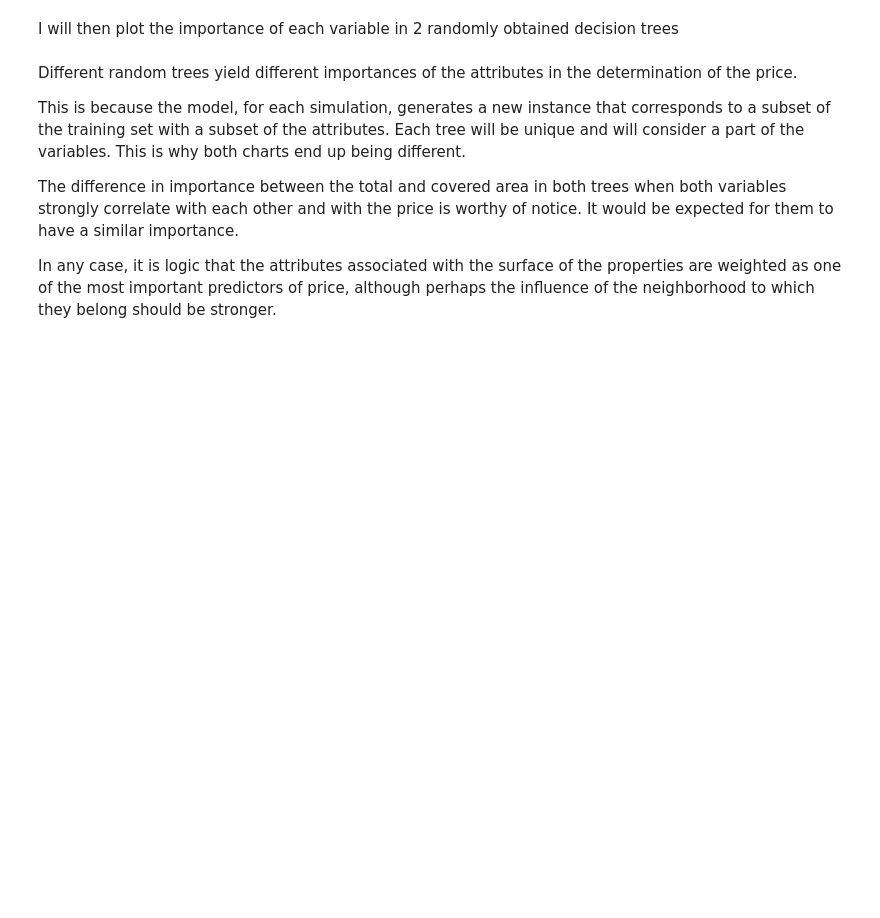
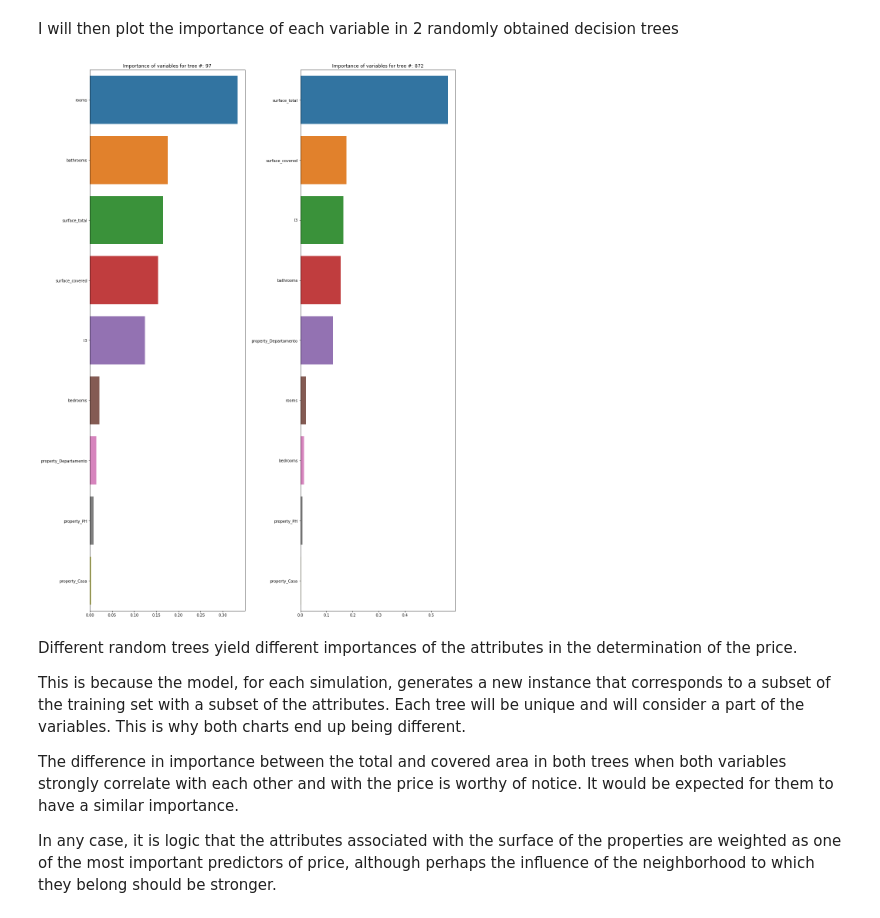
Before and after one commit to gpozzi/machine-learning, a Jupyter notebook: acamica-data-scientist/house_price_prediction/DSProject02.ipynb, the cells around one changed output. Drawn from its saved outputs; the diff is of its cells as text; code cells hidden in the pictures; blank space fills up the shorter version.

```diff
--- a/acamica-data-scientist/house_price_prediction/DSProject02.ipynb
+++ b/acamica-data-scientist/house_price_prediction/DSProject02.ipynb
@@ -694,26 +845,28 @@ I will then plot the importance of each variable in 2 randomly obtained decision
 # %%
 fig, axes = plt.subplots(1,2,figsize=(15,20), constrained_layout=True)
 ax1, ax2 = axes.flatten()
 
 lista_arboles = np.random.randint(low=1,high=999, size=2)
 
 importances = forest.estimators_[lista_arboles[0]].feature_importances_
 columns = X_train.columns
 indices = np.argsort(importances)[::-1]
 
 sns.barplot(y=columns[indices], x=importances[indices])
 g1 = sns.barplot(y=columns[indices], x=importances[indices],ax = ax1)
-g1.set(title="Importancia de las variables Arbol: " +str(lista_arboles[0]))
+g1.set(title= "Importance of variables for tree #: " +str(lista_arboles[0]))
 
 importances = forest.estimators_[lista_arboles[1]].feature_importances_
 columns = X_train.columns
 indices = np.argsort(importances)[::-1]
 
 sns.barplot(y=columns[indices], x=importances[indices])
 g2 = sns.barplot(y=columns[indices], x=importances[indices],ax = ax2)
-g2.set(title="Importancia de las variables Arbol: " +str(lista_arboles[1]))
+g2.set(title= "Importance of variables for tree #: " +str(lista_arboles[1]))
 
 plt.show()
+# %% [output]
+[figure, added]
 # %% [markdown]
 Different random trees yield different importances of the attributes in the determination of the price.
 
```
Also changed, not shown: parts of 16 cells of this notebook.
